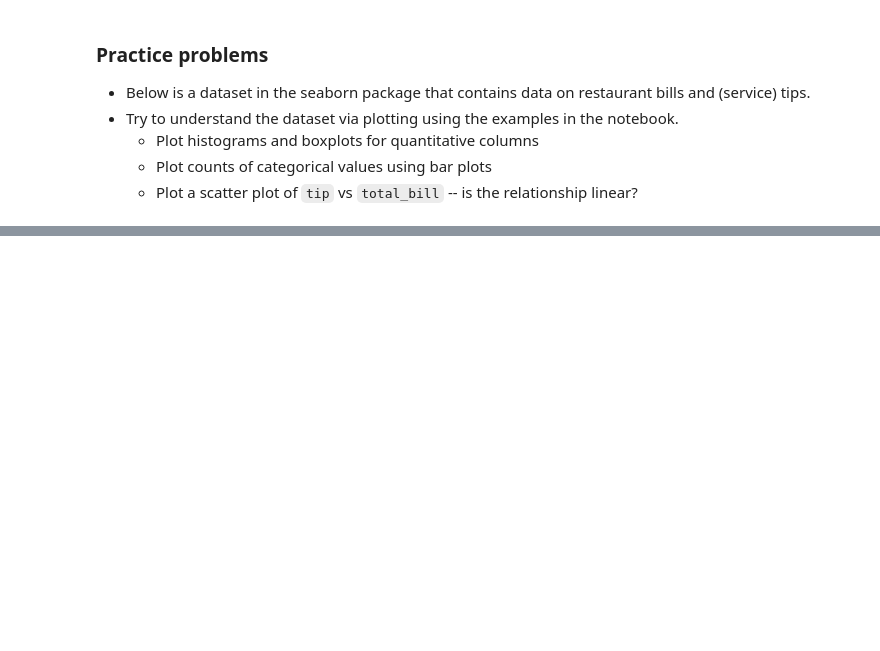
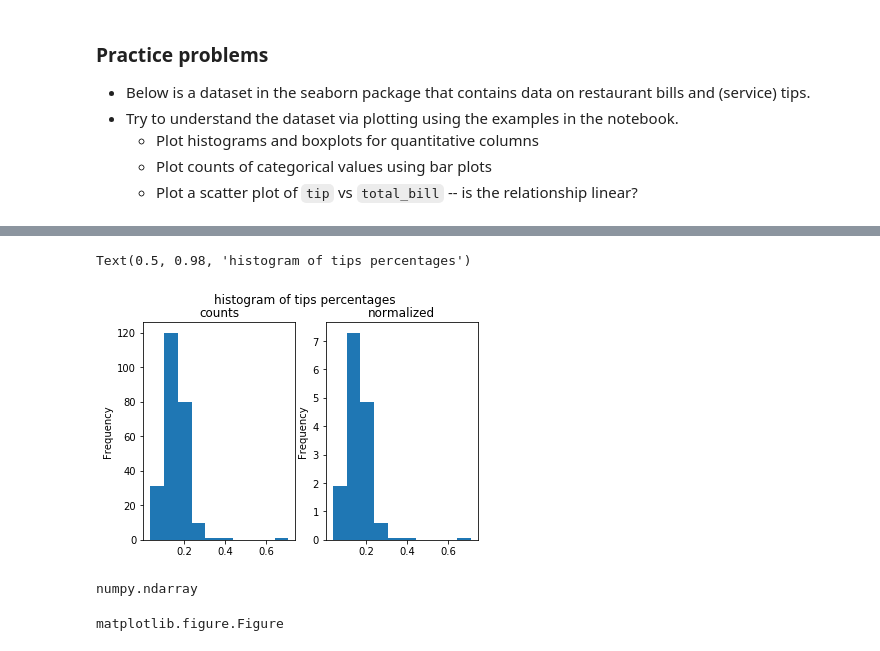
Before and after one commit to ucsd-ets/dsc80-fa20, a Jupyter notebook: Discussions/03/Discussion 03.ipynb, the cells around one changed output, grey strips where cells are left out. Drawn from its saved outputs; the diff is of its cells as text; code cells hidden in the pictures; blank space fills up the shorter version.

```diff
--- a/Discussions/03/Discussion 03.ipynb
+++ b/Discussions/03/Discussion 03.ipynb
@@ -328,12 +472,25 @@ Plot a seaborn scatterplot using the `tips` data by day. Your plotting function,
 Plot a figure with two subplots side-by-side. The left plot should contain the **counts** of tips *as a percentage of the total bill*. The right plot should contain the **density plot** of tips as a percentage of the total bill. Your plotting function, `plot_tip_percentages` should return a `matplotlib.Figure` object; your plot should look like the plot below (use 10 bins).
 
 <img src="imgs/hist.png" width="50%"/>
+# %%
+counted = tips['tip'] / tips['total_bill']
 # %%
 fig, axes = plt.subplots(1, 2)
 
 # plot axes[0]
-...
+counted.plot(kind = 'hist', ax = axes[0], title = 'counts')
 # plot axes[1]
-...
+counted.plot(kind = 'hist', ax = axes[1], title = 'normalized', density = True)
 # add the title to fig
-...
+plt.suptitle('histogram of tips percentages')
+# %% [output]
+Text(0.5, 0.98, 'histogram of tips percentages')
+[figure, added]
+# %%
+type(axes)
+# %% [output]
+numpy.ndarray
+# %%
+type(fig)
+# %% [output]
+matplotlib.figure.Figure
```
Also changed, not shown: parts of 35 cells of this notebook, 34 other files.
